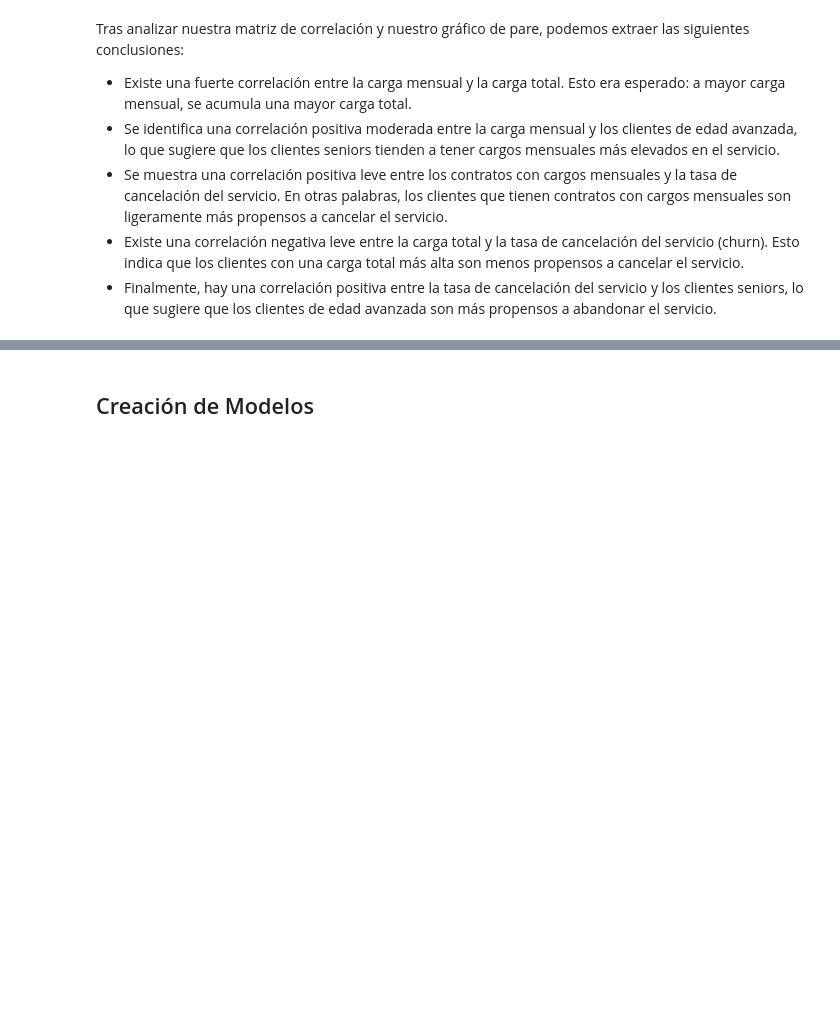
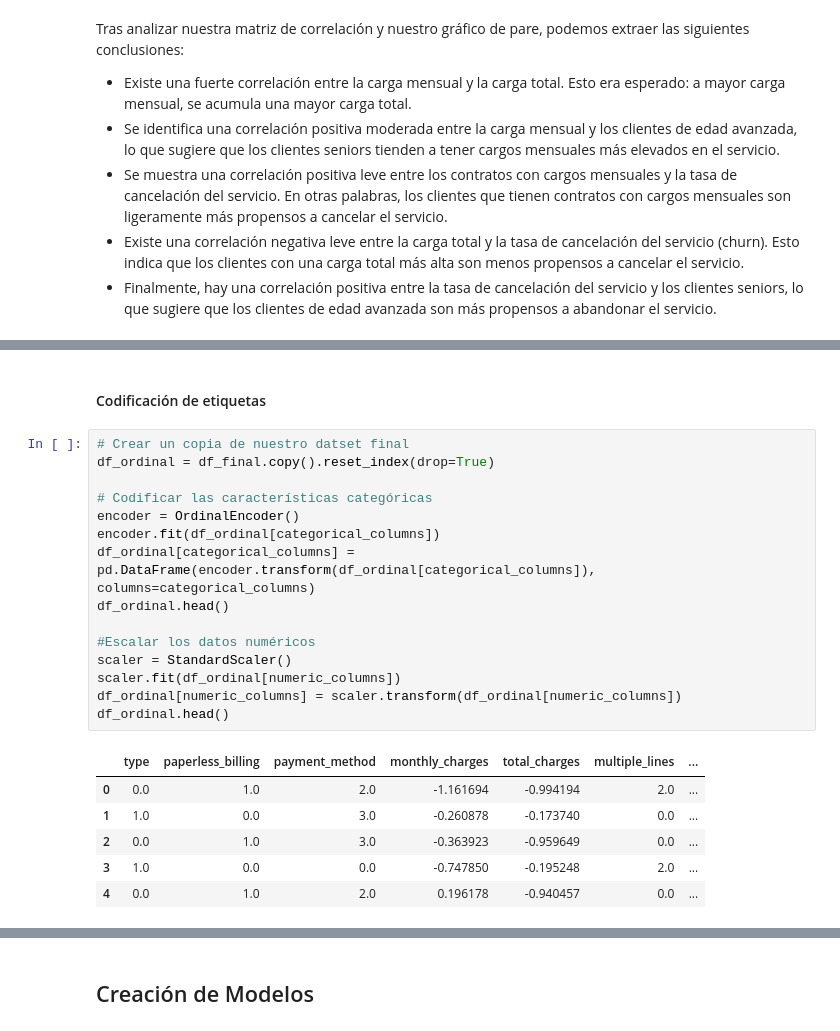
Before and after one commit to RicardoFW16/final_project, a Jupyter notebook: analisis_exploratorio.ipynb, the cells around one changed output, grey strips where cells are left out. Drawn from its saved outputs; the diff is of its cells as text; blank space fills up the shorter version.

```diff
--- a/analisis_exploratorio.ipynb
+++ b/analisis_exploratorio.ipynb
@@ -739,0 +966,24 @@ Tras analizar nuestra matriz de correlación y nuestro gráfico de pare, podemos
+# %% [markdown]
+#### Codificación de etiquetas
+# %%
+# Crear un copia de nuestro datset final
+df_ordinal = df_final.copy().reset_index(drop=True)
+
+# Codificar las características categóricas
+encoder = OrdinalEncoder()
+encoder.fit(df_ordinal[categorical_columns])
+df_ordinal[categorical_columns] = pd.DataFrame(encoder.transform(df_ordinal[categorical_columns]), columns=categorical_columns)
+df_ordinal.head()
+
+#Escalar los datos numéricos
+scaler = StandardScaler()
+scaler.fit(df_ordinal[numeric_columns])
+df_ordinal[numeric_columns] = scaler.transform(df_ordinal[numeric_columns])
+df_ordinal.head()
+# %% [output]
+|  | type | paperless_billing | payment_method | monthly_charges | total_charges | multiple_lines | ... |
+| 0 | 0.0 | 1.0 | 2.0 | -1.161694 | -0.994194 | 2.0 | ... |
+| 1 | 1.0 | 0.0 | 3.0 | -0.260878 | -0.173740 | 0.0 | ... |
+| 2 | 0.0 | 1.0 | 3.0 | -0.363923 | -0.959649 | 0.0 | ... |
+| 3 | 1.0 | 0.0 | 0.0 | -0.747850 | -0.195248 | 2.0 | ... |
+| 4 | 0.0 | 1.0 | 2.0 | 0.196178 | -0.940457 | 0.0 | ... |
```
Also changed, not shown: parts of 100 cells of this notebook, 4 other files.
